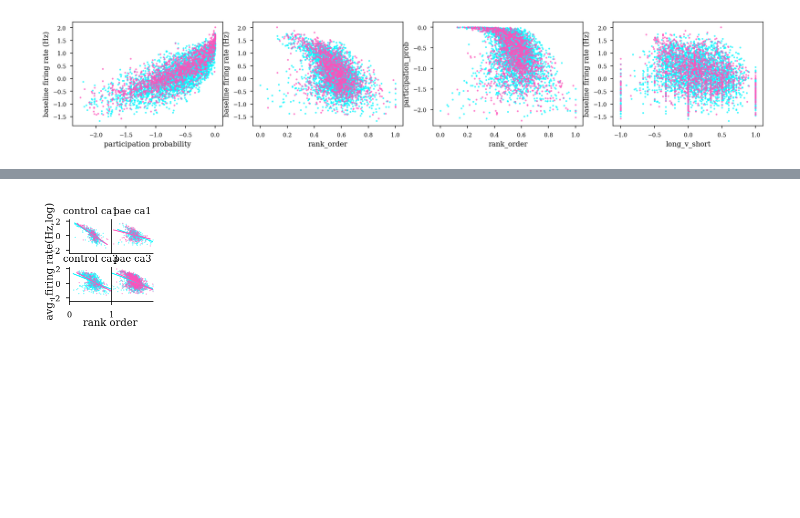
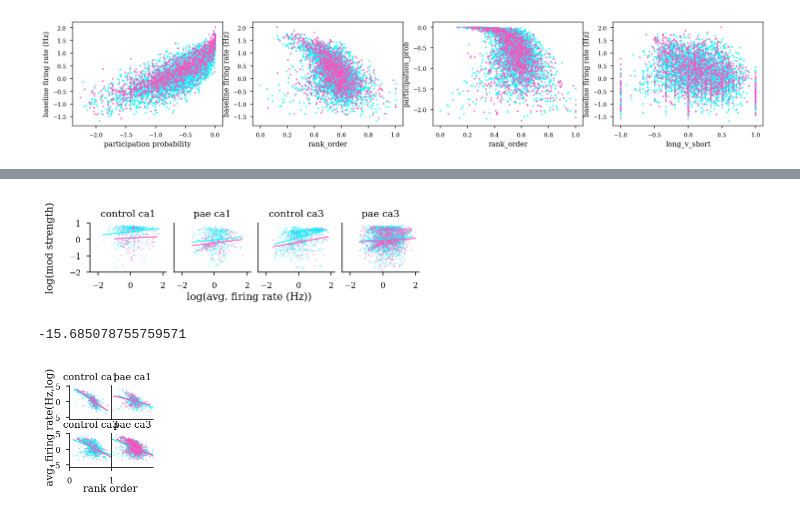
Before and after one commit to ryanharvey1/ripple_analyses, a Jupyter notebook: notebooks/ripple_modulation.ipynb, the cells around one changed output, grey strips where cells are left out. Cells and saved outputs as stored; diff of their text form; code cells hidden in the pictures; blank space fills up the shorter version.

```diff
--- a/notebooks/ripple_modulation.ipynb
+++ b/notebooks/ripple_modulation.ipynb
@@ -1228,3 +1193,80 @@ plt.savefig(r'D:\ryanh\GoogleDrive\school_work\UNM\Lab\Projects\Dissertation\dis
+# %%
+fig, axs = plt.subplots(1,4, figsize=set_size('thesis', fraction=1, subplots=(1, 4)), edgecolor='k')
+fig.subplots_adjust(hspace = .5, wspace=.1)
+ax = axs.ravel()
+
+idx = ((df_cell_class.n_ripples >= 50) &
+       (df_cell_class.n_spikes >= 100))
+
+df_cell_class['avg_fr_log'] = np.log10(df_cell_class.avg_fr)
+df_cell_class['mod_strength_log'] = np.log10(df_cell_class.mod_strength)
+
+plot_feature('avg_fr_log','mod_strength_log',df_cell_class,idx,'ca1','control','pyr','#08F7FE',ax[0])
+plot_feature('avg_fr_log','mod_strength_log',df_cell_class,idx,'ca1','control','int','#FE53BB',ax[0])
+# ax[0].axes.get_xaxis().set_ticks([])
+ax[0].set_title('control ca1')
+
+
+plot_feature('avg_fr_log','mod_strength_log',df_cell_class,idx,'ca3','control','pyr','#08F7FE',ax[2])
+plot_feature('avg_fr_log','mod_strength_log',df_cell_class,idx,'ca3','control','int','#FE53BB',ax[2])
+# ax[2].set_xlabel('>short ripple > long ripple')
+# ax[2].set_ylabel('baseline \n firing rate (Hz)')
+ax[2].axes.get_yaxis().set_ticks([])
+
+ax[2].set_title('control ca3')
+
+
+plot_feature('avg_fr_log','mod_strength_log',df_cell_class,idx,'ca1','pae','pyr','#08F7FE',ax[1])
+plot_feature('avg_fr_log','mod_strength_log',df_cell_class,idx,'ca1','pae','int','#FE53BB',ax[1])
+# ax[1].axes.get_xaxis().set_ticks([])
+ax[1].axes.get_yaxis().set_ticks([])
+ax[1].set_title('pae ca1')
+
+
+plot_feature('avg_fr_log','mod_strength_log',df_cell_class,idx,'ca3','pae','pyr','#08F7FE',ax[3])
+plot_feature('avg_fr_log','mod_strength_log',df_cell_class,idx,'ca3','pae','int','#FE53BB',ax[3])
+ax[3].axes.get_yaxis().set_ticks([])
+# ax[3].axes.get_xaxis().set_ticks([])
+ax[3].set_title('pae ca3')
+
+
+x = df_cell_class.avg_fr_log
+x_min = min(x[(np.isinf(x) | np.isnan(x))==False])
+x_max = max(x[(np.isinf(x) | np.isnan(x))==False])
+
+ax[0].set_xlim(x_min,x_max)
+ax[1].set_xlim(x_min,x_max)
+ax[2].set_xlim(x_min,x_max)
+ax[3].set_xlim(x_min,x_max)
+
+y = df_cell_class.mod_strength_log
+y_min = min(y[(np.isinf(y) | np.isnan(y))==False])
+y_max = max(y[(np.isinf(y) | np.isnan(y))==False])
+
+ax[0].set_ylim(-2,1)
+ax[1].set_ylim(-2,1)
+ax[2].set_ylim(-2,1)
+ax[3].set_ylim(-2,1)
+
+# ax[0].legend()
+# ax[1].legend()
+# ax[2].legend()
+# ax[3].legend()
+for i in range(4):
+    ax[i].spines['top'].set_visible(False)
+    ax[i].spines['right'].set_visible(False)
+
+
+fig.text(0.5,-.3, 'log(avg. firing rate (Hz))', ha='center')
+fig.text(0.02, 0.5, 'log(mod strength)', va='center', rotation='vertical')
+
+plt.savefig(r'D:\ryanh\GoogleDrive\school_work\UNM\Lab\Projects\Dissertation\dissertation\inkscape_figs\ripple_recuitment\avg_fr_mod_strength.svg',dpi=300,bbox_inches='tight')
+# %% [output]
+[figure, added]
+# %%
+y_min
+# %% [output]
+-15.685078755759571
 # %%
 fig, axs = plt.subplots(2,2, figsize=(1.5,1.5), edgecolor='k')
 
```
Also changed, not shown: parts of 25 cells of this notebook.
